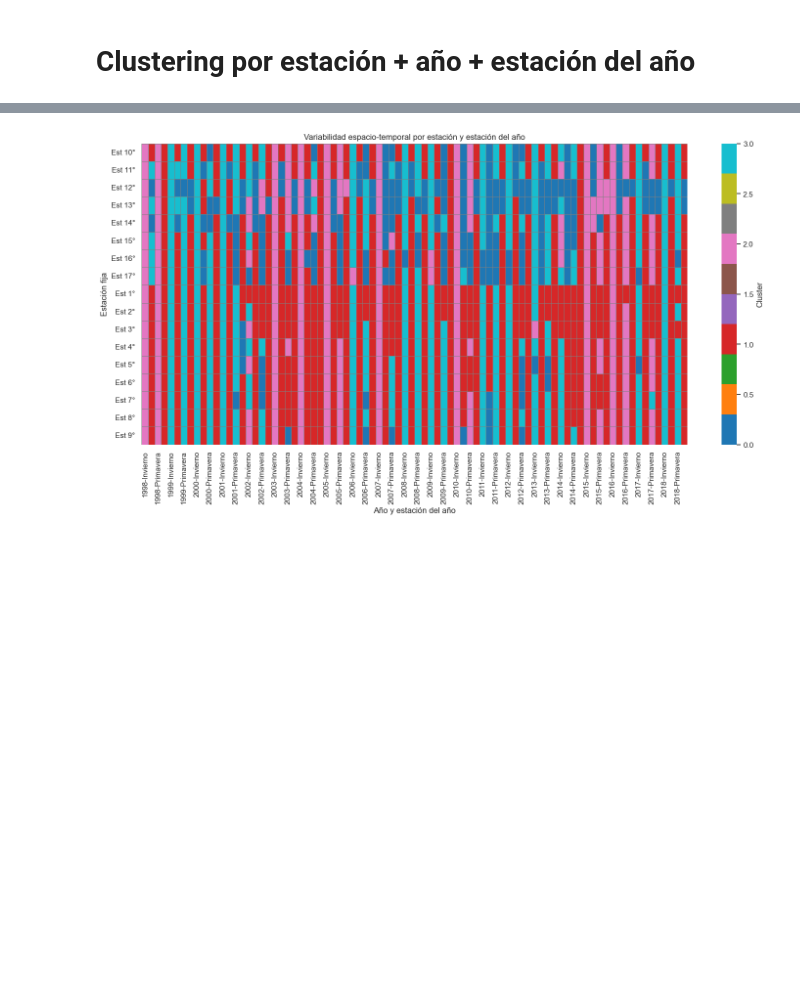
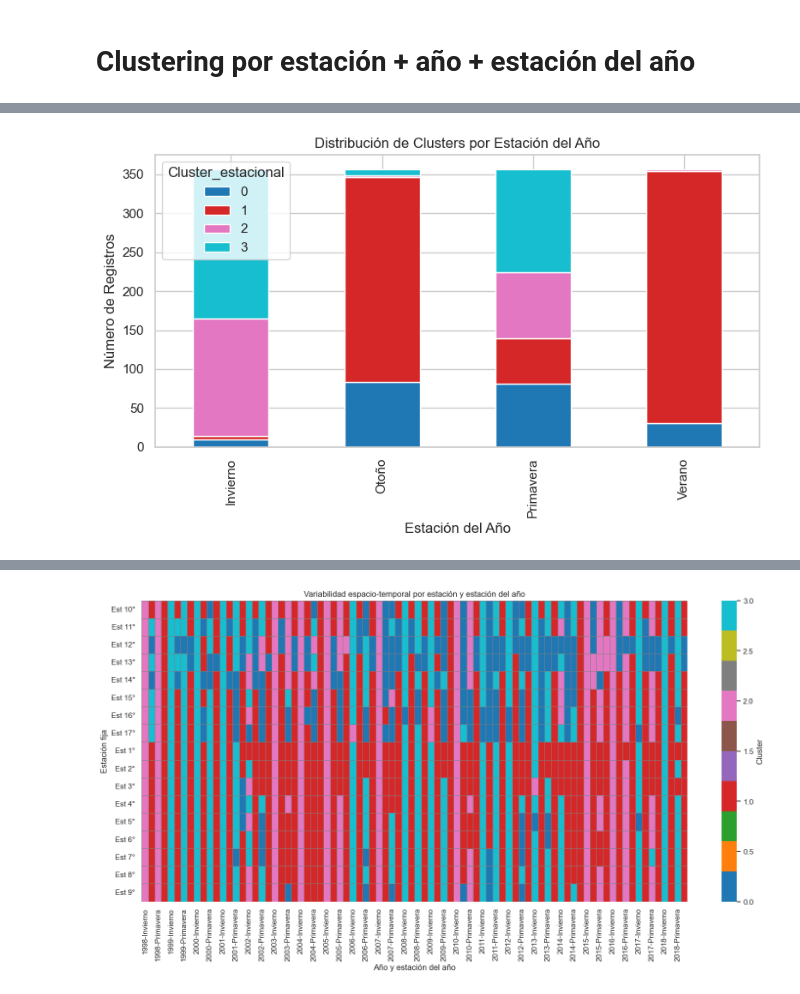
Before and after one commit to tukey-stans/ae-oceanografia-golfo-cali, a Jupyter notebook: notebooks/AABR/AABR_Clustering_v2.ipynb, the cells around one changed output, grey strips where cells are left out. Drawn from its saved outputs; the diff is of its cells as text; code cells hidden in the pictures; blank space fills up the shorter version.

```diff
--- a/notebooks/AABR/AABR_Clustering_v2.ipynb
+++ b/notebooks/AABR/AABR_Clustering_v2.ipynb
@@ -949,0 +1006,14 @@ agg_estacional["Cluster_estacional"] = kmeans_estacional.fit_predict(X_scaled)
+# %%
+# Conteo de ocurrencias por estación del año y cluster
+conteo_estaciones = agg_estacional.groupby(["estacion_anual", "Cluster_estacional"]).size().unstack(fill_value=0)
+
+# Graficar
+conteo_estaciones.plot(kind='bar', stacked=True, figsize=(8,5), colormap="tab10")
+plt.title("Distribución de Clusters por Estación del Año")
+plt.xlabel("Estación del Año")
+plt.ylabel("Número de Registros")
+plt.tight_layout()
+plt.grid(True)
+plt.show()
+# %% [output]
+[figure, added]
```
Also changed, not shown: parts of 11 cells of this notebook.
